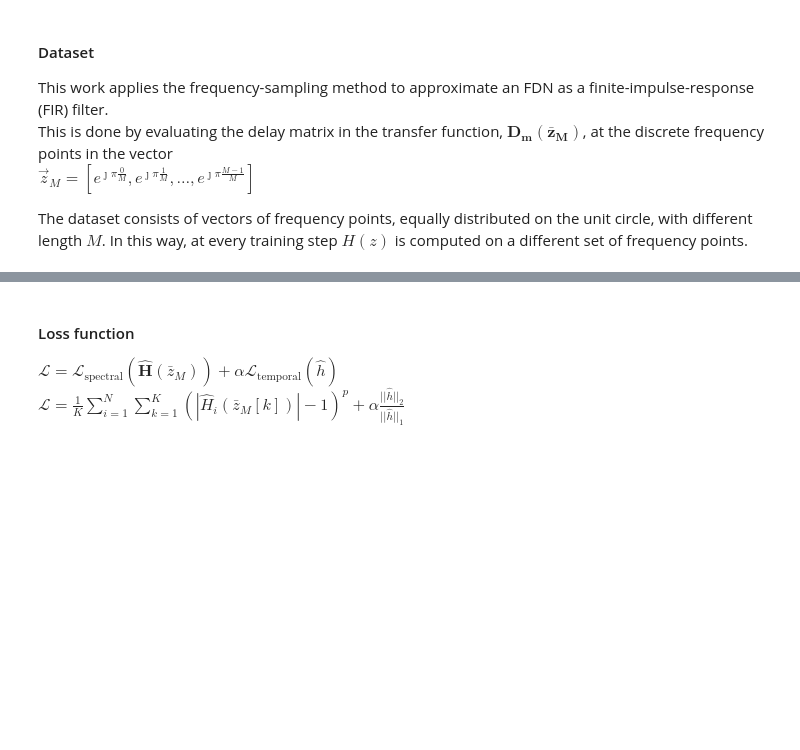
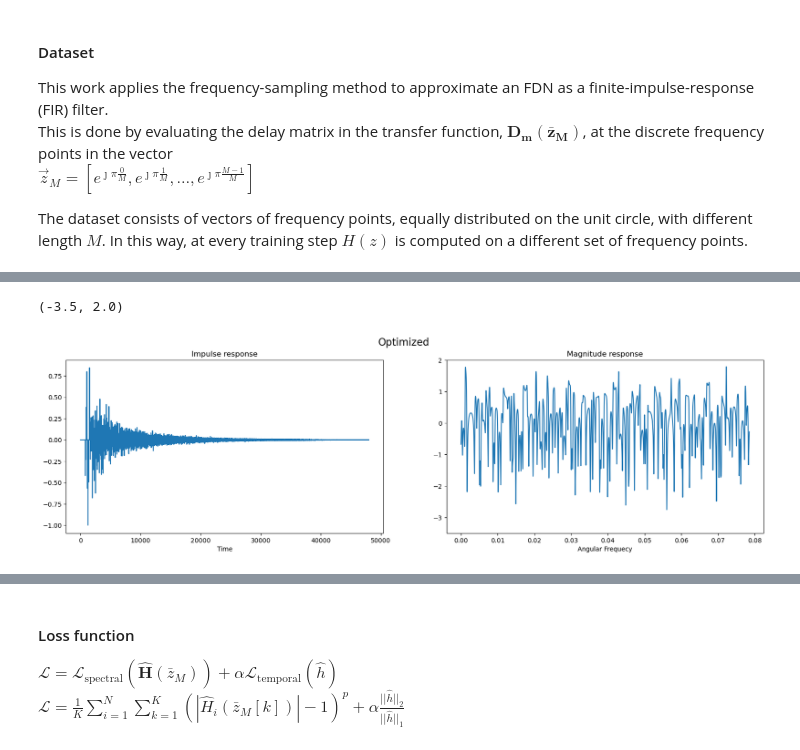
Before and after one commit to gdalsanto/diff-fdn-colorless, a Jupyter notebook: dafx23_demo.ipynb, the cells around one changed output, grey strips where cells are left out. Drawn from its saved outputs; the diff is of its cells as text; code cells hidden in the pictures; blank space fills up the shorter version.

```diff
--- a/dafx23_demo.ipynb
+++ b/dafx23_demo.ipynb
@@ -124,0 +97,14 @@ KeyboardInterrupt:
+# %%
+audio_widget = IPython.display.Audio(h_end[:2*args.samplerate].detach().numpy(), rate = args.samplerate)
+IPython.display.display(audio_widget)
+fig, ax = plt.subplots(1, 2)
+plt.rcParams['figure.figsize'] = [20, 5]
+fig.suptitle('Optimized', fontsize=16)
+ax[0].plot(h_end[:1*args.samplerate].detach().numpy())
+ax[0].set_title('Impulse response')
+ax[0].set_xlabel('Time')
+ax[1].plot(torch.angle(x[:12000]), torch.sum(H_end, dim=-1)[:12000].detach().numpy())
+ax[1].set_xlabel('Angular Frequecy')
+ax[1].set_title('Magnitude response')
+ax[1].set_ylim(-3.5, 2)
+# %% [output]
@@ -124,0 +112,2 @@ KeyboardInterrupt:
+(-3.5, 2.0)
+[figure, added]
```
Also changed, not shown: parts of 11 cells of this notebook, 1 other file.
